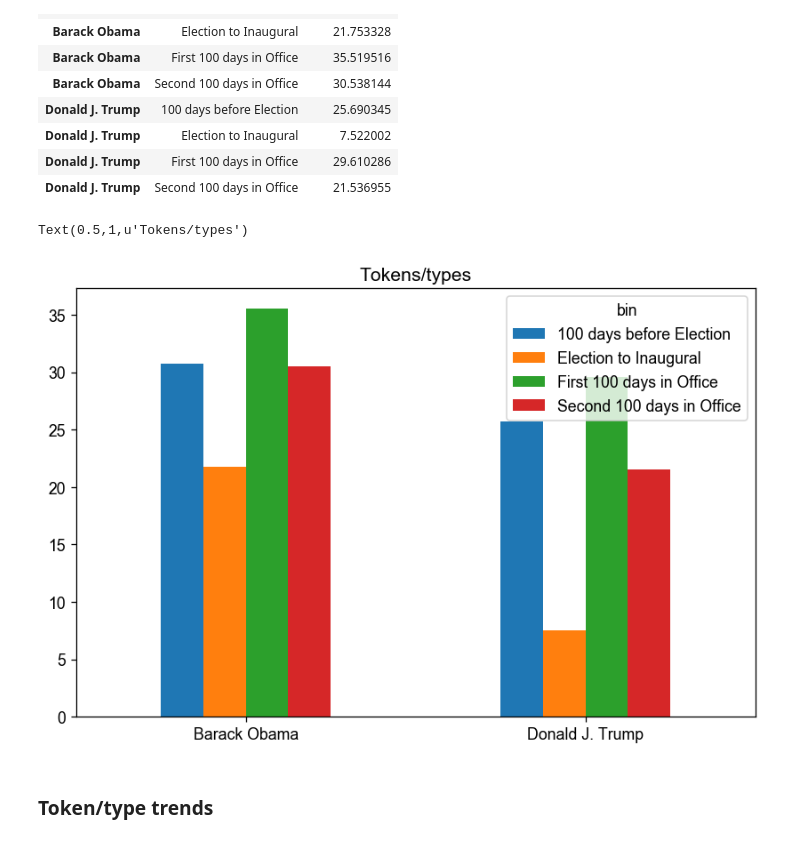
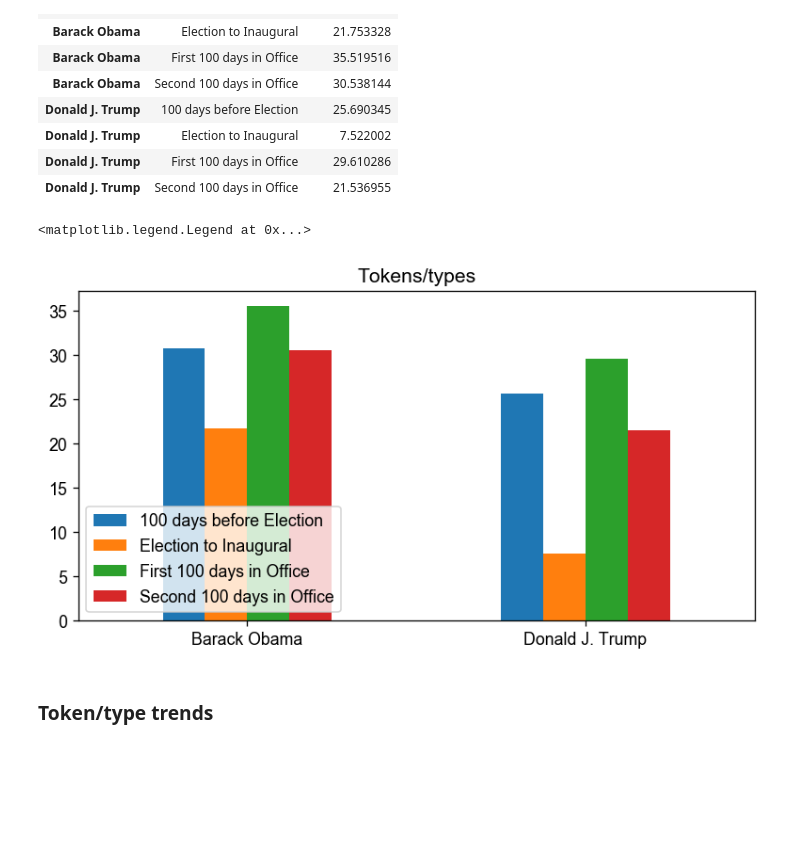
Before and after one commit to chbrown/presidents, a Jupyter notebook: notebooks/Inaugural-Shift.ipynb, the cells around one changed output. Saved outputs shown, nothing was run; the diff lists cells and outputs as text; code cells hidden in the pictures; blank space fills up the shorter version.

```diff
--- a/notebooks/Inaugural-Shift.ipynb
+++ b/notebooks/Inaugural-Shift.ipynb
@@ -561,13 +569,14 @@ df_token_type_ratio
 | Donald J. Trump | Second 100 days in Office | 21.536955 |
 # %%
 df = df_token_type_ratio.pivot_table(values='tokens/types', index=['president'], columns='bin')
-df.plot(kind='bar')
+df.plot(kind='bar', figsize=(8, 4))
 plt.xticks(rotation=0)
 plt.xlabel('')
 plt.title('Tokens/types')
+plt.legend(loc='lower left')
 # %% [output]
-Text(0.5,1,u'Tokens/types')
+<matplotlib.legend.Legend at 0x...>
-[figure, old version]
+[figure, new version]
 # %% [markdown]
 ### Token/type trends
 # %%
```
Also changed, not shown: parts of 54 cells of this notebook.
